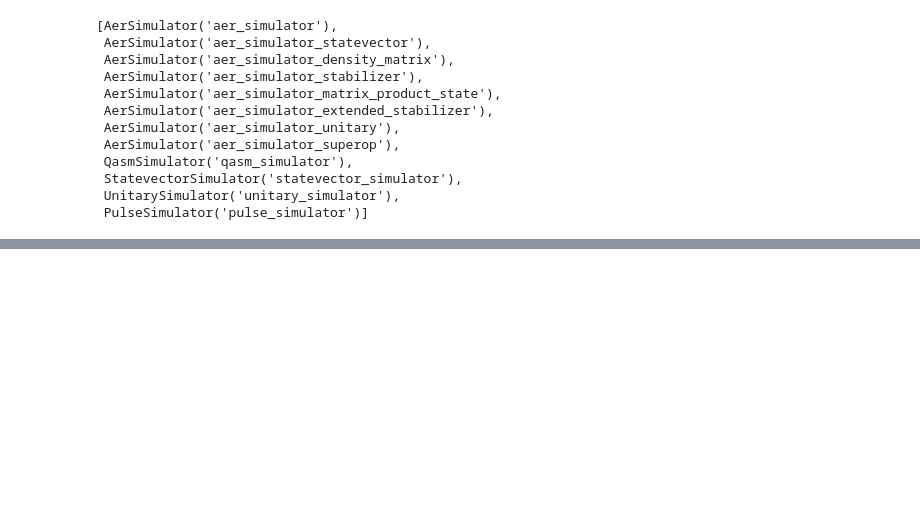
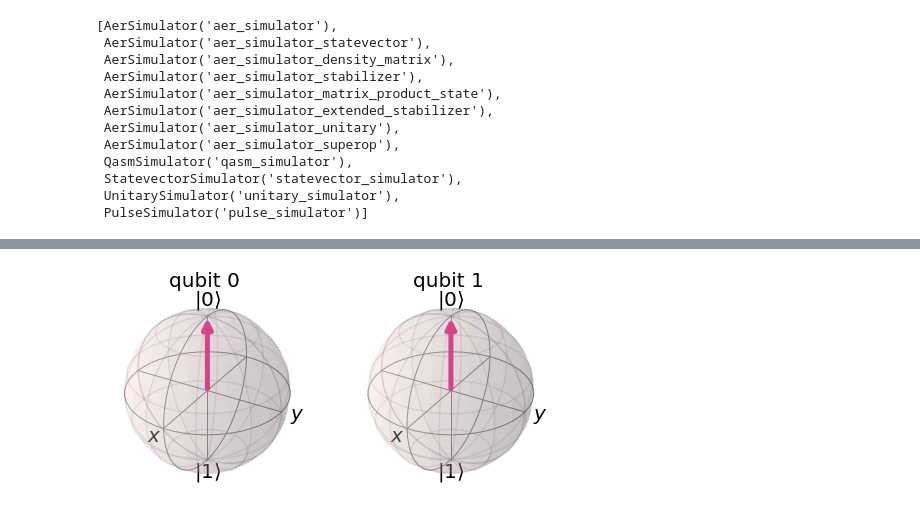
Before and after one commit to vabarbosa/vb-gaebhhcae_Qiskit, a Jupyter notebook: QXO3_PhaseAndBlochSphere.ipynb, the cells around one changed output, grey strips where cells are left out. Saved outputs shown, nothing was run; the diff lists cells and outputs as text; code cells hidden in the pictures; blank space fills up the shorter version.

```diff
--- a/QXO3_PhaseAndBlochSphere.ipynb
+++ b/QXO3_PhaseAndBlochSphere.ipynb
@@ -57,0 +79,5 @@ def lanzar_simuladores(circuito):
+# %%
+statevec,contar = lanzar_simuladores(circuito)
+plot_bloch_multivector(statevec)
+# %% [output]
+[figure, added]
```
Also changed, not shown: parts of 23 cells of this notebook.
